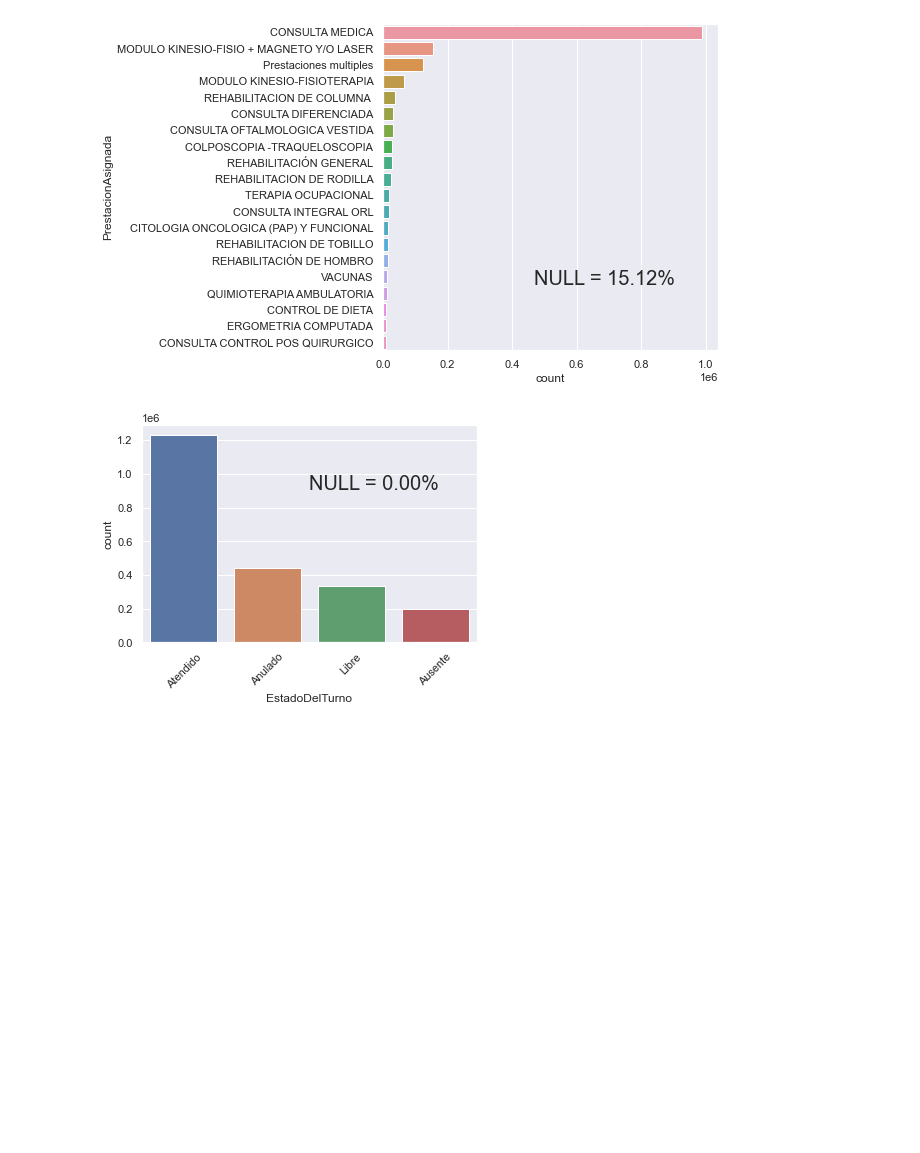
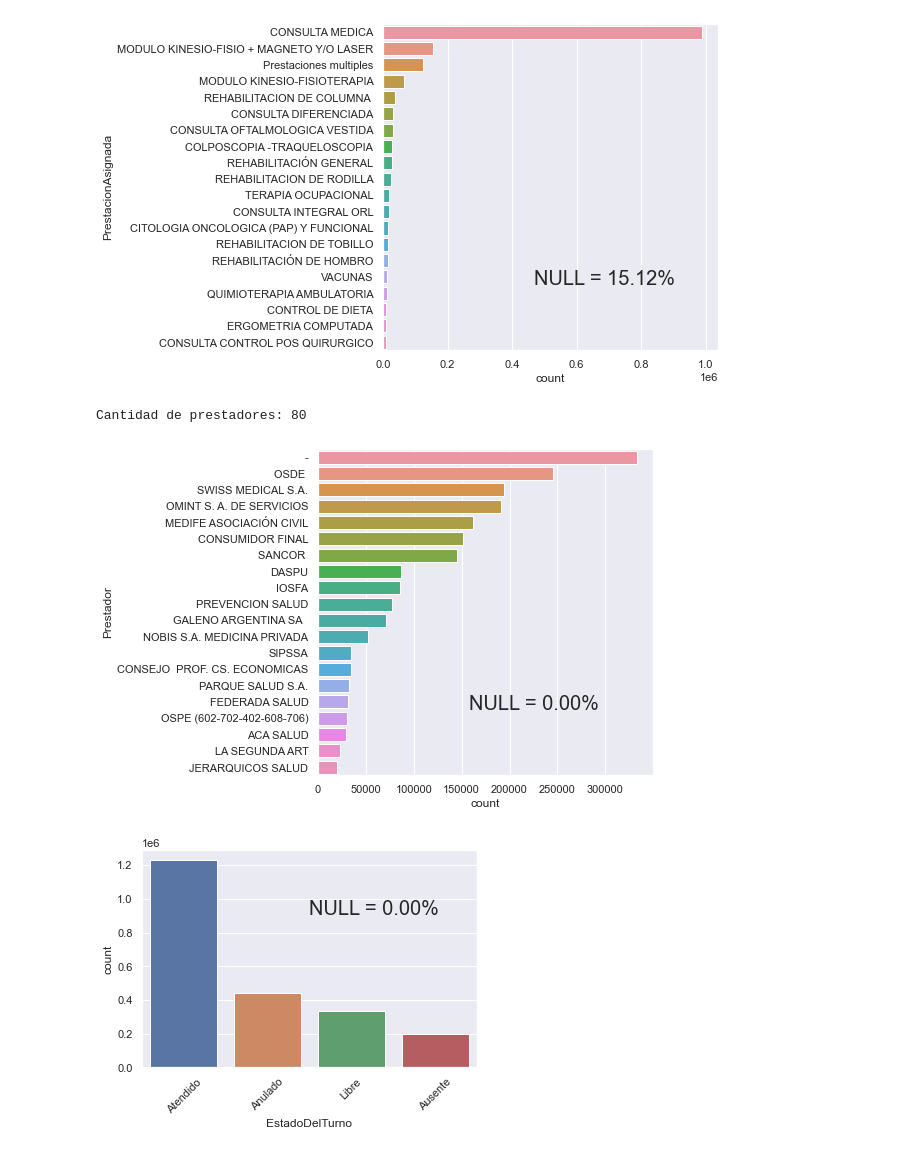
Before and after one commit to nahuelalmeira/ausentismo, a Jupyter notebook: PrimeraAproximacion.ipynb, the cells around one changed output. Saved outputs shown, nothing was run; the diff lists cells and outputs as text; code cells hidden in the pictures; blank space fills up the shorter version.

Commit message:
Agrego grafico Prestador

```diff
--- a/PrimeraAproximacion.ipynb
+++ b/PrimeraAproximacion.ipynb
@@ -170,6 +170,17 @@ plt.show()
 # %% [output]
 Cantidad de prestaciones asignadas: 899
 [figure]
+# %%
+col = 'Prestador'
+print('Cantidad de prestadores:', df[col].unique().size)
+fig, ax = plt.subplots(figsize=(6, 6))
+sns.countplot(y=col, data=df, order=df[col].value_counts().iloc[:20].index, ax=ax)
+null_percent = get_null_percent(df, col)
+plt.text(0.45, 0.2, null_percent, transform=plt.gca().transAxes, fontsize=20)
+plt.show()
+# %% [output]
+Cantidad de prestadores: 80
+[figure, added]
 # %%
 col = 'EstadoDelTurno'
 sns.countplot(x=col, data=df, order=df[col].value_counts().index)
```
